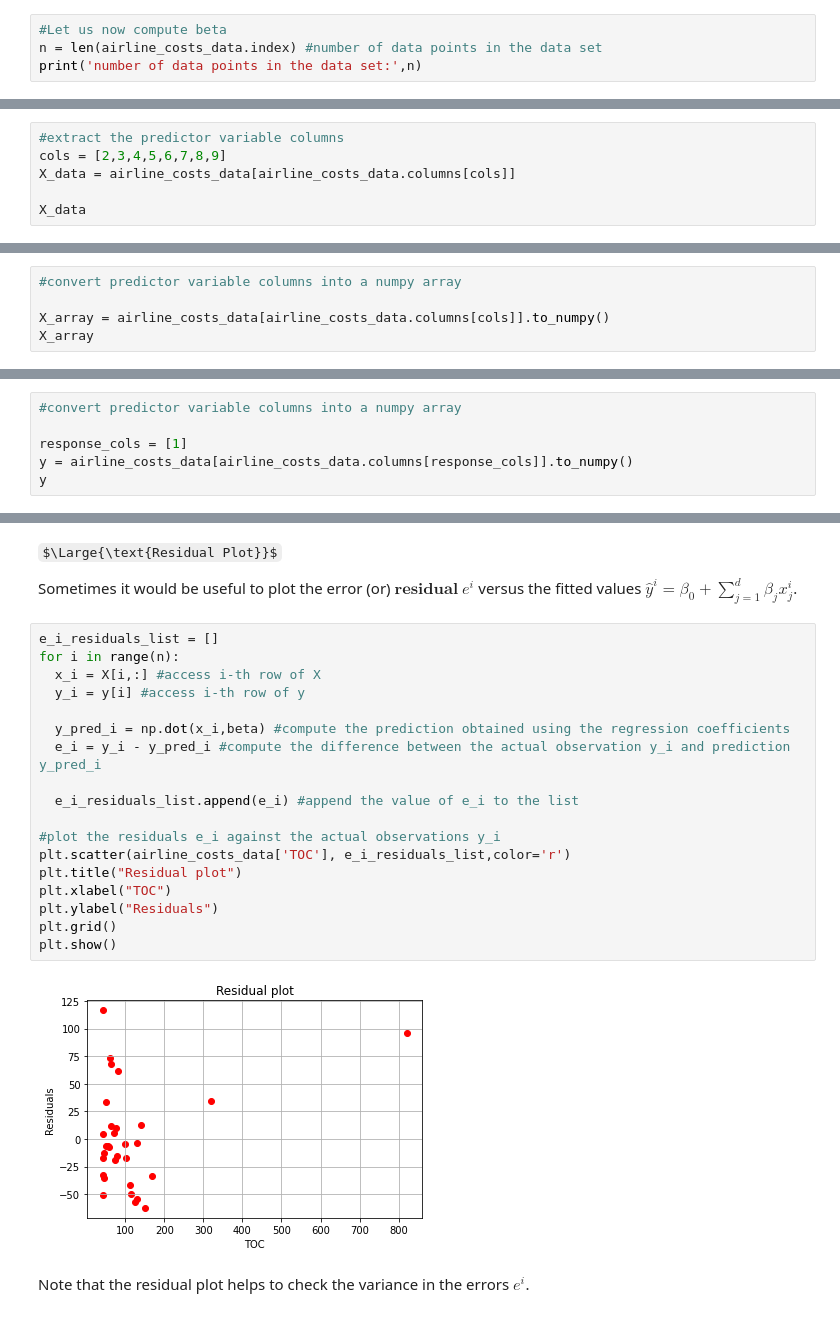
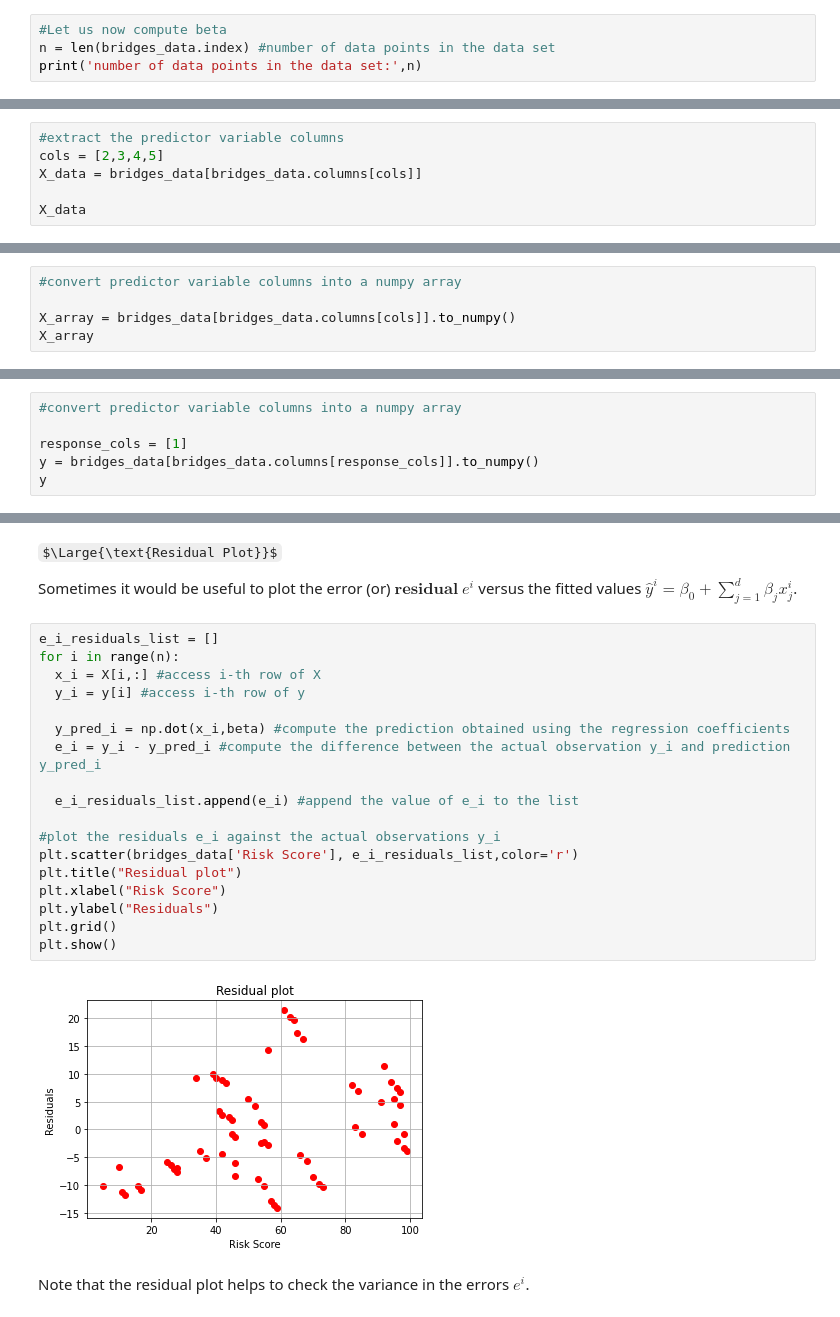
Before and after one commit to arvind-maurya/MachineLearning, a Jupyter notebook: Linear-Regression/CEP_Linear_Regression_High_Dimensions.ipynb, the cells around one changed output, grey strips where cells are left out. Cells and saved outputs as stored; diff of their text form; some formulas as TeX source.

```diff
--- a/Linear-Regression/CEP_Linear_Regression_High_Dimensions.ipynb
+++ b/Linear-Regression/CEP_Linear_Regression_High_Dimensions.ipynb
@@ -349,5 +330,5 @@ $\Large{\text{Computing } \beta \text{ for the airline costs data set}}:$
 # %%
 #Let us now compute beta
-n = len(airline_costs_data.index) #number of data points in the data set
+n = len(bridges_data.index) #number of data points in the data set
 print('number of data points in the data set:',n)
 # %% [output]
@@ -355,7 +336,7 @@ number of data points in the data set: 31
 # %%
 #extract the predictor variable columns
-cols = [2,3,4,5,6,7,8,9]
-X_data = airline_costs_data[airline_costs_data.columns[cols]]
+cols = [2,3,4,5]
+X_data = bridges_data[bridges_data.columns[cols]]
 
 X_data
 # %% [output]
@@ -379,6 +356,6 @@ X_data
 # %%
 #convert predictor variable columns into a numpy array
 
-X_array = airline_costs_data[airline_costs_data.columns[cols]].to_numpy()
+X_array = bridges_data[bridges_data.columns[cols]].to_numpy()
 X_array
 # %% [output]
@@ -427,6 +404,6 @@ array([[5.70000e+01, 1.33000e+02, 6.10000e+00, 2.02000e+04, 9.60000e-01,
 #convert predictor variable columns into a numpy array
 
 response_cols = [1]
-y = airline_costs_data[airline_costs_data.columns[response_cols]].to_numpy()
+y = bridges_data[bridges_data.columns[response_cols]].to_numpy()
 y
 # %% [output]
@@ -477,23 +450,23 @@ Sometimes it would be useful to plot the error (or) $\textbf{residual}$ $e^i$ ve
 # %%
 e_i_residuals_list = []
 for i in range(n):
   x_i = X[i,:] #access i-th row of X
   y_i = y[i] #access i-th row of y
 
   y_pred_i = np.dot(x_i,beta) #compute the prediction obtained using the regression coefficients
   e_i = y_i - y_pred_i #compute the difference between the actual observation y_i and prediction y_pred_i
 
   e_i_residuals_list.append(e_i) #append the value of e_i to the list
 
 #plot the residuals e_i against the actual observations y_i
-plt.scatter(airline_costs_data['TOC'], e_i_residuals_list,color='r')
+plt.scatter(bridges_data['Risk Score'], e_i_residuals_list,color='r')
 plt.title("Residual plot")
-plt.xlabel("TOC")
+plt.xlabel("Risk Score")
 plt.ylabel("Residuals")
 plt.grid()
 plt.show()
 # %% [output]
-[figure, old version]
+[figure, new version]
 # %% [markdown]
 Note that the residual plot helps to check the variance in the errors $e^i$.
 # %% [markdown]
```
Also changed, not shown: parts of 21 cells of this notebook.
